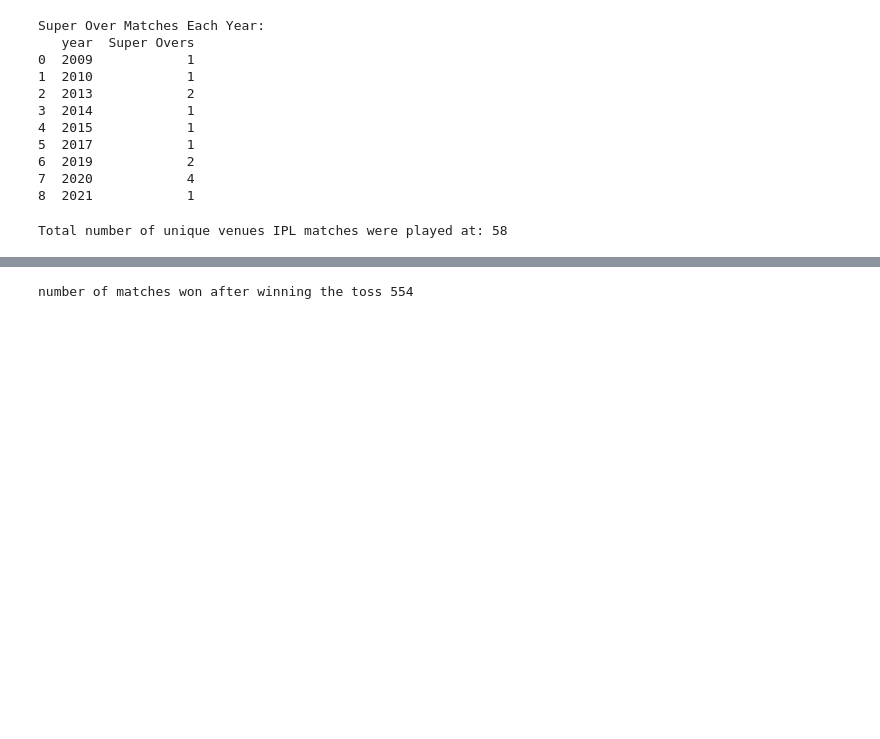
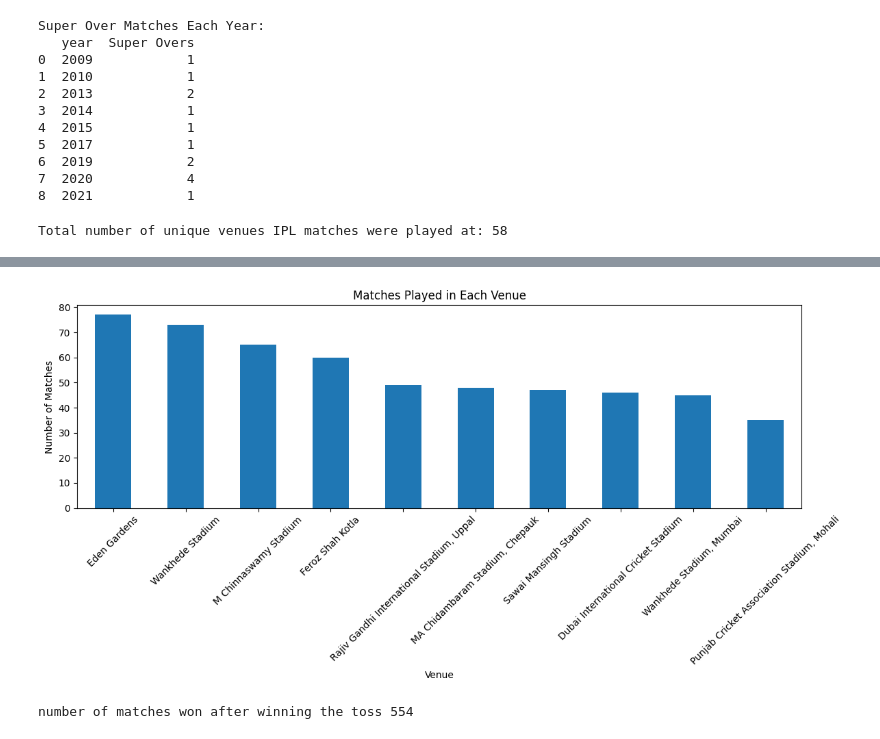
Before and after one commit to Parth-0804/DS_PROJEKT_AIM, a Jupyter notebook: 01_data/GR04_ipynb_Hiregoudar1_Ravaliya2_GoblipurBhanuprakashNag3.ipynb, the cells around one changed output, grey strips where cells are left out. Drawn from its saved outputs; the diff is of its cells as text; code cells hidden in the pictures; blank space fills up the shorter version.

```diff
--- a/01_data/GR04_ipynb_Hiregoudar1_Ravaliya2_GoblipurBhanuprakashNag3.ipynb
+++ b/01_data/GR04_ipynb_Hiregoudar1_Ravaliya2_GoblipurBhanuprakashNag3.ipynb
@@ -222,9 +222,17 @@ print(f"Total number of unique venues IPL matches were played at: {unique_venues
 Total number of unique venues IPL matches were played at: 58
 # %%
 #Matches played in each venue
-df_venue_counts = matches['venue'].value_counts()
+df_venue_counts = matches['venue'].value_counts().head(10)
 print("Matches played in each venue:")
 print(df_venue_counts)
+# Plotting the number of matches played in each venue
+plt.figure(figsize=(12, 6))
+df_venue_counts.plot(kind='bar', title='Matches Played in Each Venue')
+plt.ylabel('Number of Matches')
+plt.xlabel('Venue')
+plt.xticks(rotation=45)
+plt.tight_layout()
+plt.show()
 # %% [output]
 Matches played in each venue:
 venue
@@ -245,2 +249,3 @@ Dr. Y.S. Rajasekhara Reddy ACA-VDCA Cricket Stadium, Visakhapatnam        2
 Name: count, dtype: int64
+[figure, added]
 # %%
```
Also changed, not shown: parts of 2 cells of this notebook.
